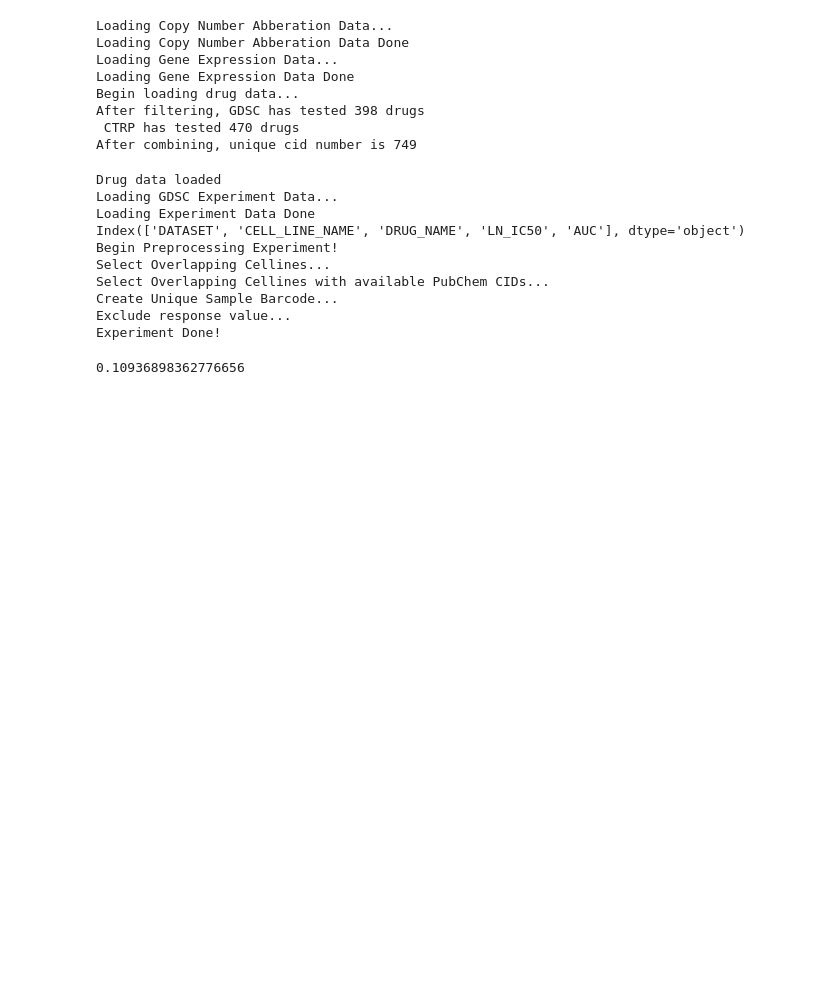
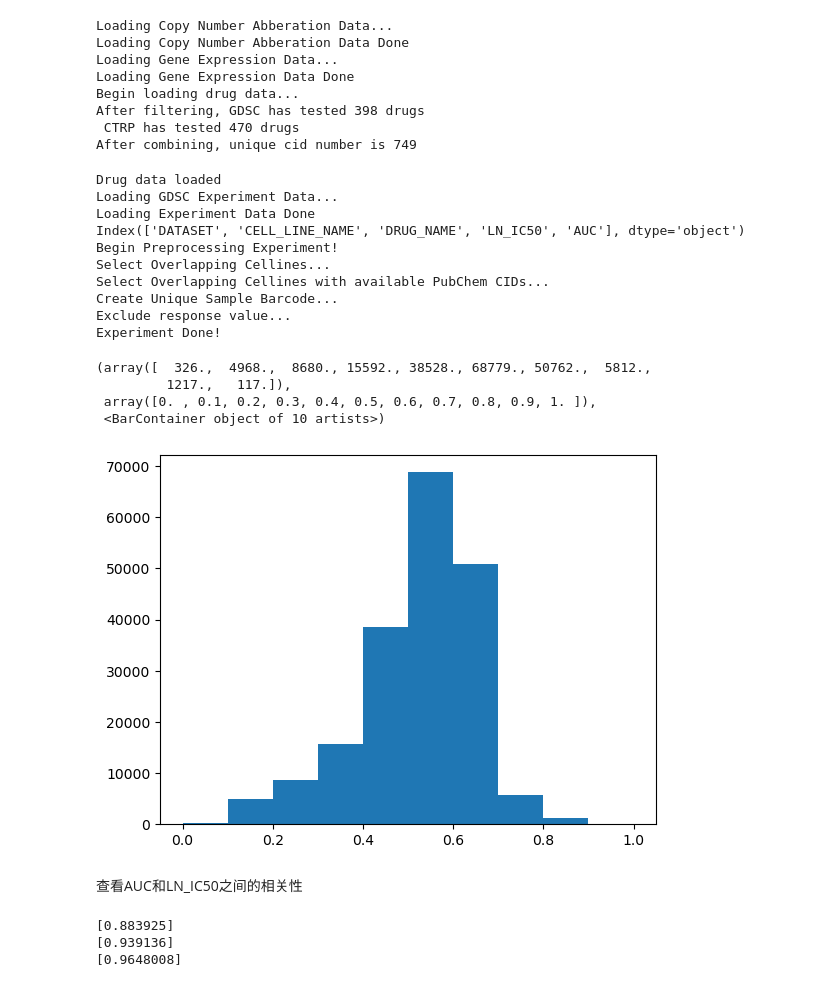
Before and after one commit to mglnbk/MGNet, a Jupyter notebook: data_handler.ipynb, the cells around one changed output. Cells and saved outputs as stored; diff of their text form; code cells hidden in the pictures; blank space fills up the shorter version.

```diff
--- a/data_handler.ipynb
+++ b/data_handler.ipynb
@@ -610,7 +614,7 @@ experiment.tail()
 from model.data import Dataset
 from config_path import *
 
-ds = Dataset()
+ds = Dataset(response='LN_IC50')
 # %% [output]
 Loading Copy Number Abberation Data...
 Loading Copy Number Abberation Data Done
@@ -632,6 +636,13 @@ Exclude response value...
 Experiment Done!
 # %%
 import matplotlib.pyplot as plt
-ds.processed_experiment[ds.processed_experiment['AUC']<0.7].__len__() / len(ds.processed_experiment)
+# ds.processed_experiment[ds.processed_experiment['']<0.7].__len__() / len(ds.processed_experiment)
+plt.hist(ds.processed_experiment['LN_IC50'], bins=10)
 # %% [output]
-0.10936898362776656
+(array([  326.,  4968.,  8680., 15592., 38528., 68779., 50762.,  5812.,
+         1217.,   117.]),
+ array([0. , 0.1, 0.2, 0.3, 0.4, 0.5, 0.6, 0.7, 0.8, 0.9, 1. ]),
+ <BarContainer object of 10 artists>)
+[figure, added]
+# %% [markdown]
+查看AUC和LN_IC50之间的相关性
@@ -637,0 +653,8 @@ ds.processed_experiment[ds.processed_experiment['AUC']<0.7].__len__() / len(ds.p
+# %%
+print(lower)
+print(median)
+print(upper)
+# %% [output]
+[0.883925]
+[0.939136]
+[0.9648008]
```
Also changed, not shown: parts of 6 cells of this notebook, 6 other files.
